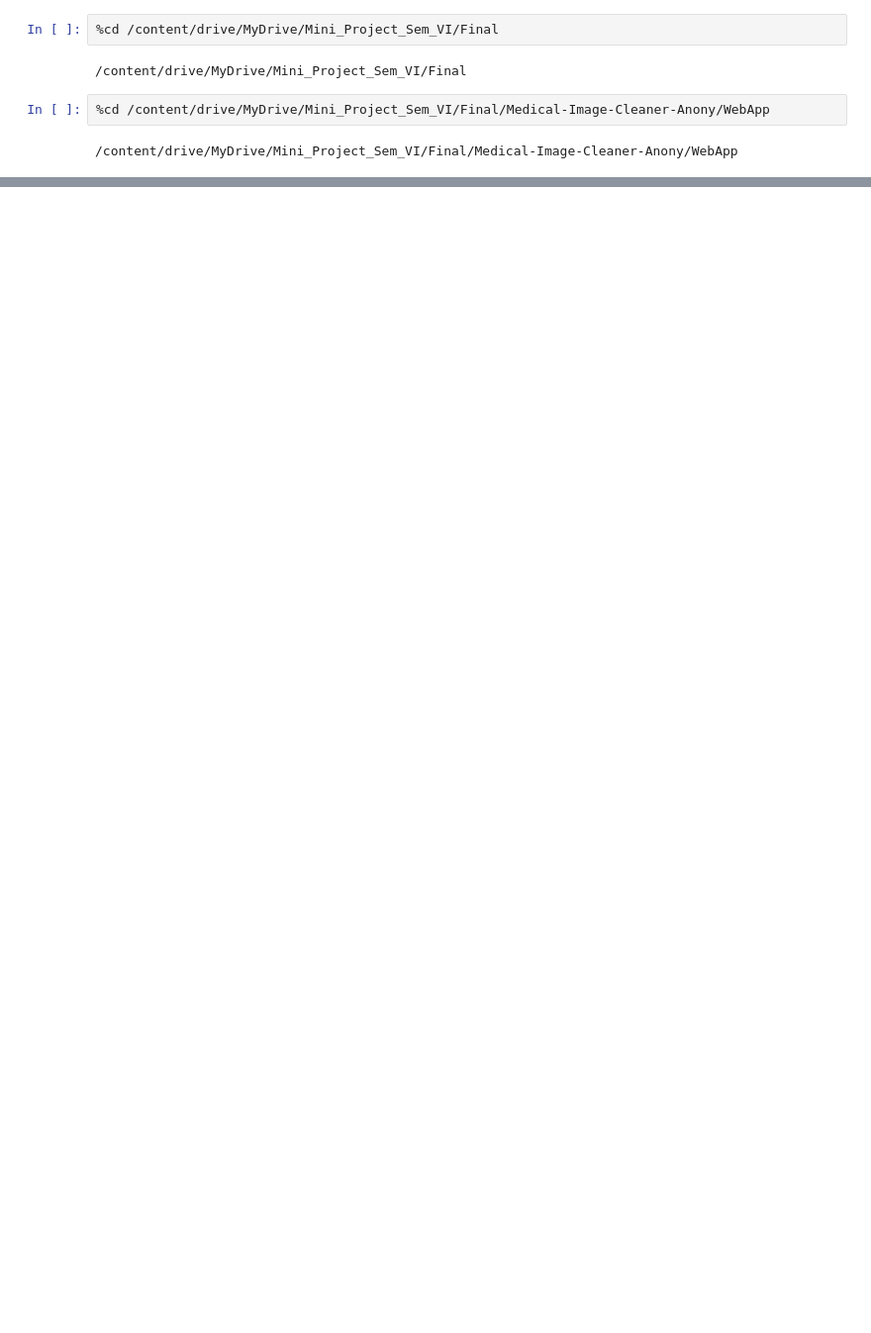
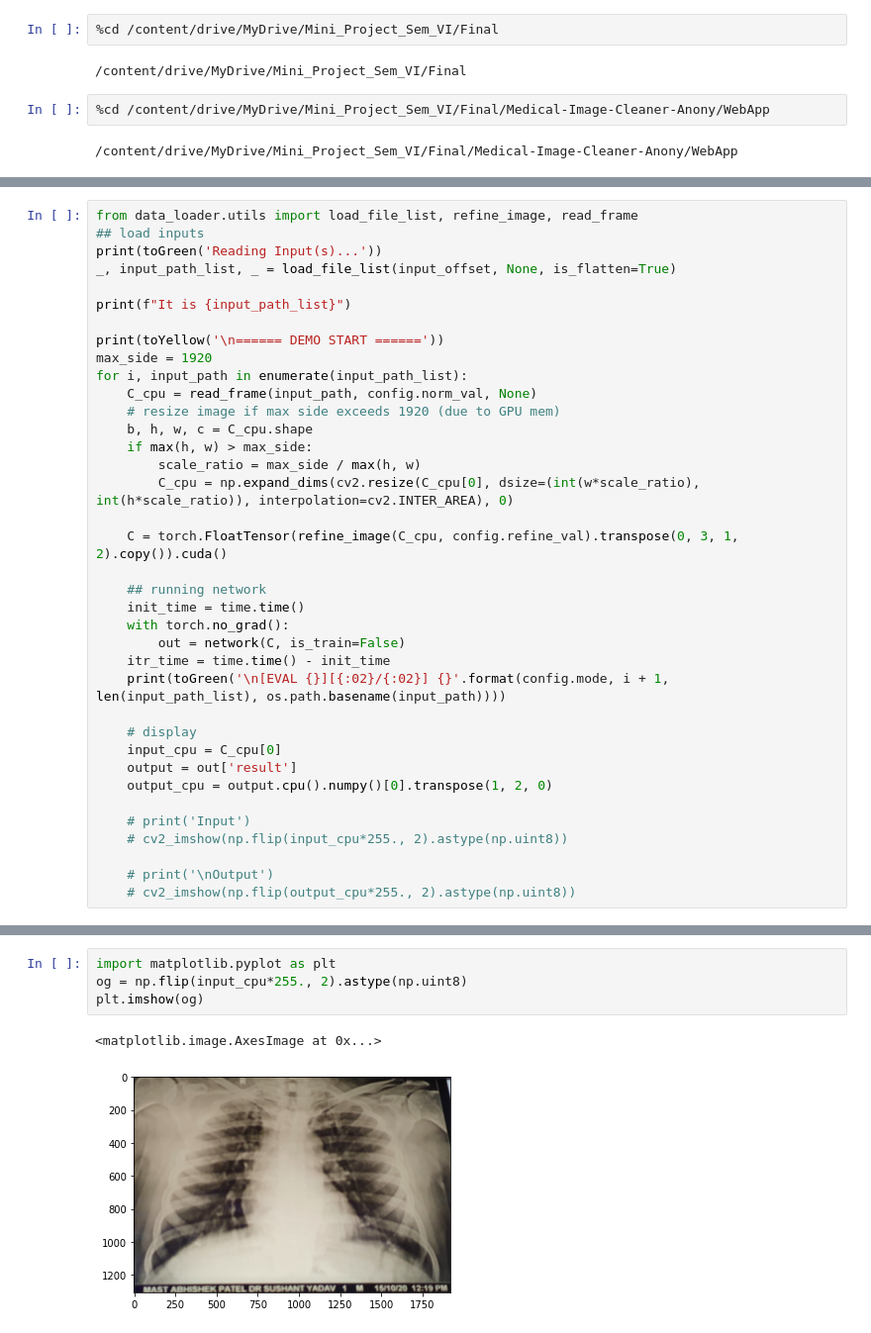
Before and after one commit to AnishPawar/Medical-Image-Cleaner-Anony, a Jupyter notebook: TestingFinalApp.ipynb, the cells around one changed output, grey strips where cells are left out. Shown at 99% size. Cells and saved outputs as stored; diff of their text form; blank space fills up the shorter version.

```diff
--- a/TestingFinalApp.ipynb
+++ b/TestingFinalApp.ipynb
@@ -48,0 +153,37 @@ True
+# %%
+from data_loader.utils import load_file_list, refine_image, read_frame
+## load inputs
+print(toGreen('Reading Input(s)...'))
+_, input_path_list, _ = load_file_list(input_offset, None, is_flatten=True)
+
+print(f"It is {input_path_list}")
+
+print(toYellow('\n====== DEMO START ======'))
+max_side = 1920
+for i, input_path in enumerate(input_path_list):
+    C_cpu = read_frame(input_path, config.norm_val, None)
+    # resize image if max side exceeds 1920 (due to GPU mem)
+    b, h, w, c = C_cpu.shape
+    if max(h, w) > max_side:
+        scale_ratio = max_side / max(h, w)
+        C_cpu = np.expand_dims(cv2.resize(C_cpu[0], dsize=(int(w*scale_ratio), int(h*scale_ratio)), interpolation=cv2.INTER_AREA), 0)
+
+    C = torch.FloatTensor(refine_image(C_cpu, config.refine_val).transpose(0, 3, 1, 2).copy()).cuda()
+
+    ## running network
+    init_time = time.time()
+    with torch.no_grad():
+        out = network(C, is_train=False)
+    itr_time = time.time() - init_time
+    print(toGreen('\n[EVAL {}][{:02}/{:02}] {}'.format(config.mode, i + 1, len(input_path_list), os.path.basename(input_path))))
+
+    # display
+    input_cpu = C_cpu[0]
+    output = out['result']
+    output_cpu = output.cpu().numpy()[0].transpose(1, 2, 0)
+
+    # print('Input')
+    # cv2_imshow(np.flip(input_cpu*255., 2).astype(np.uint8))
+
+    # print('\nOutput')
+    # cv2_imshow(np.flip(output_cpu*255., 2).astype(np.uint8))
@@ -48,0 +199,7 @@ True
+# %%
+import matplotlib.pyplot as plt
+og = np.flip(input_cpu*255., 2).astype(np.uint8)
+plt.imshow(og)
+# %% [output]
+<matplotlib.image.AxesImage at 0x...>
+[figure, added]
```
Also changed, not shown: parts of 15 cells of this notebook.
